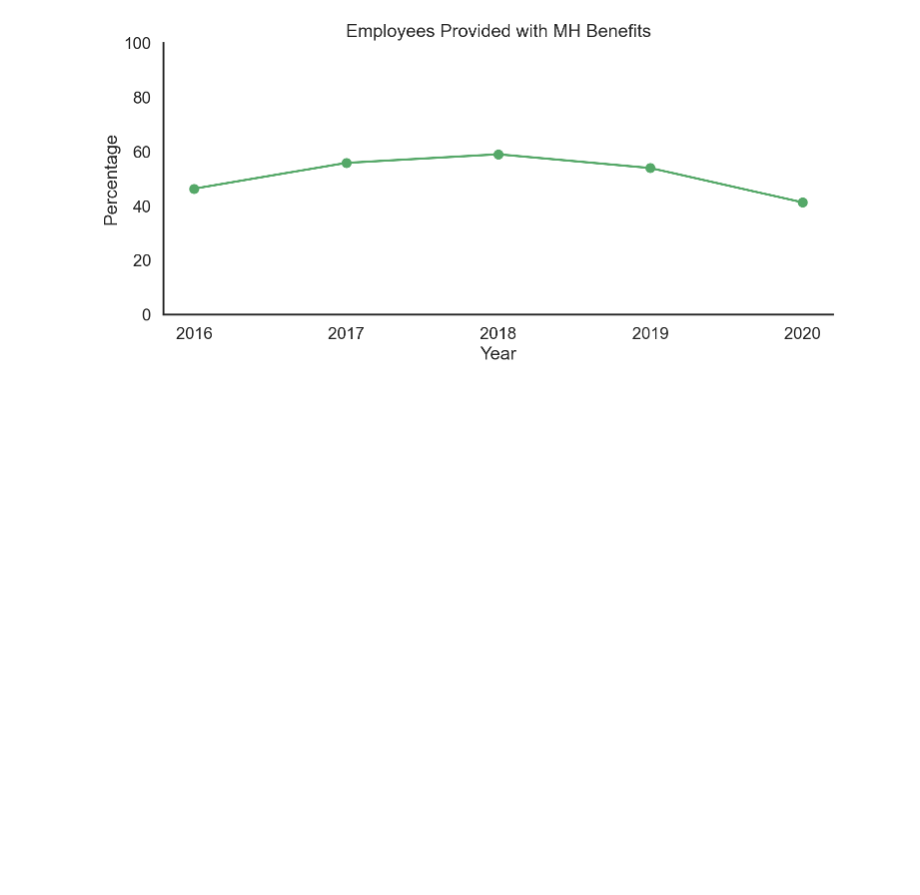
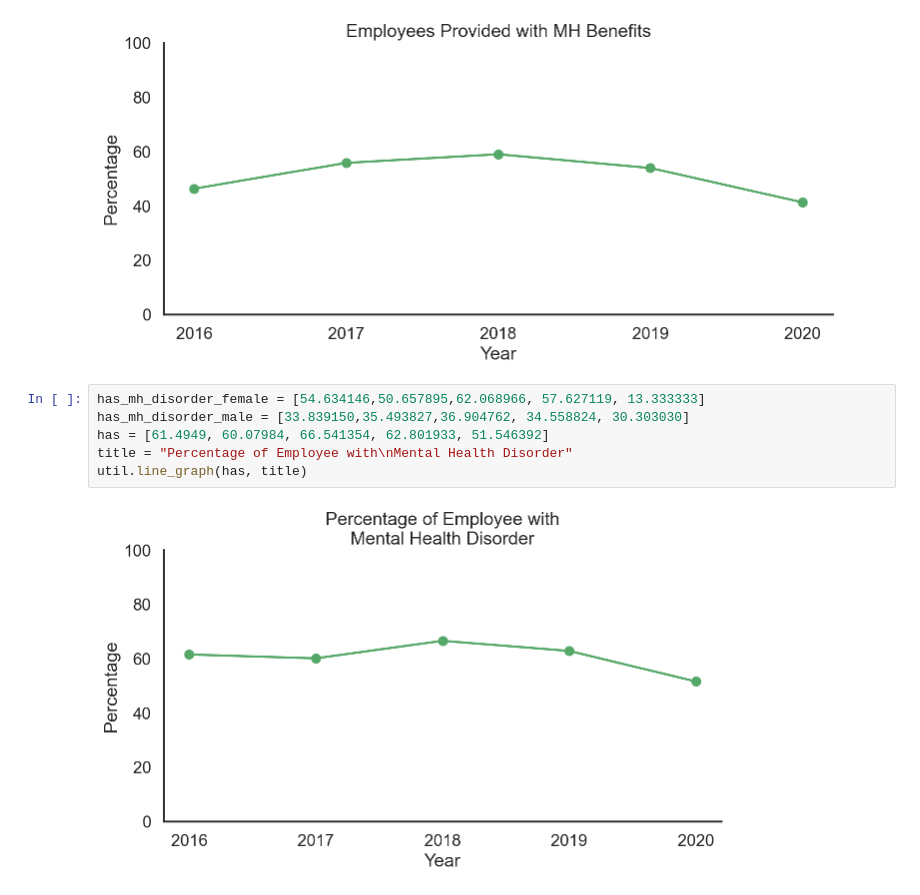
Before and after one commit to AndrewKahr/ECE143FinalProject, a Jupyter notebook: ECE143 Project merged.ipynb, the cells around one changed output. Drawn from its saved outputs; the diff is of its cells as text; blank space fills up the shorter version.

Commit message:
merge gender graph and has disorder graph

```diff
--- a/ECE143 Project merged.ipynb
+++ b/ECE143 Project merged.ipynb
@@ -74,3 +75,11 @@ ax.set_title("Employees Provided with MH Benefits")
 # %% [output]
 Text(0.5, 1.0, 'Employees Provided with MH Benefits')
 [figure]
+# %%
+has_mh_disorder_female = [54.634146,50.657895,62.068966, 57.627119, 13.333333]
+has_mh_disorder_male = [33.839150,35.493827,36.904762, 34.558824, 30.303030]
+has = [61.4949, 60.07984, 66.541354, 62.801933, 51.546392]
+title = "Percentage of Employee with\nMental Health Disorder"
+util.line_graph(has, title)
+# %% [output]
+[figure, added]
```
Also changed, not shown: parts of 3 cells of this notebook, 1 other file.
